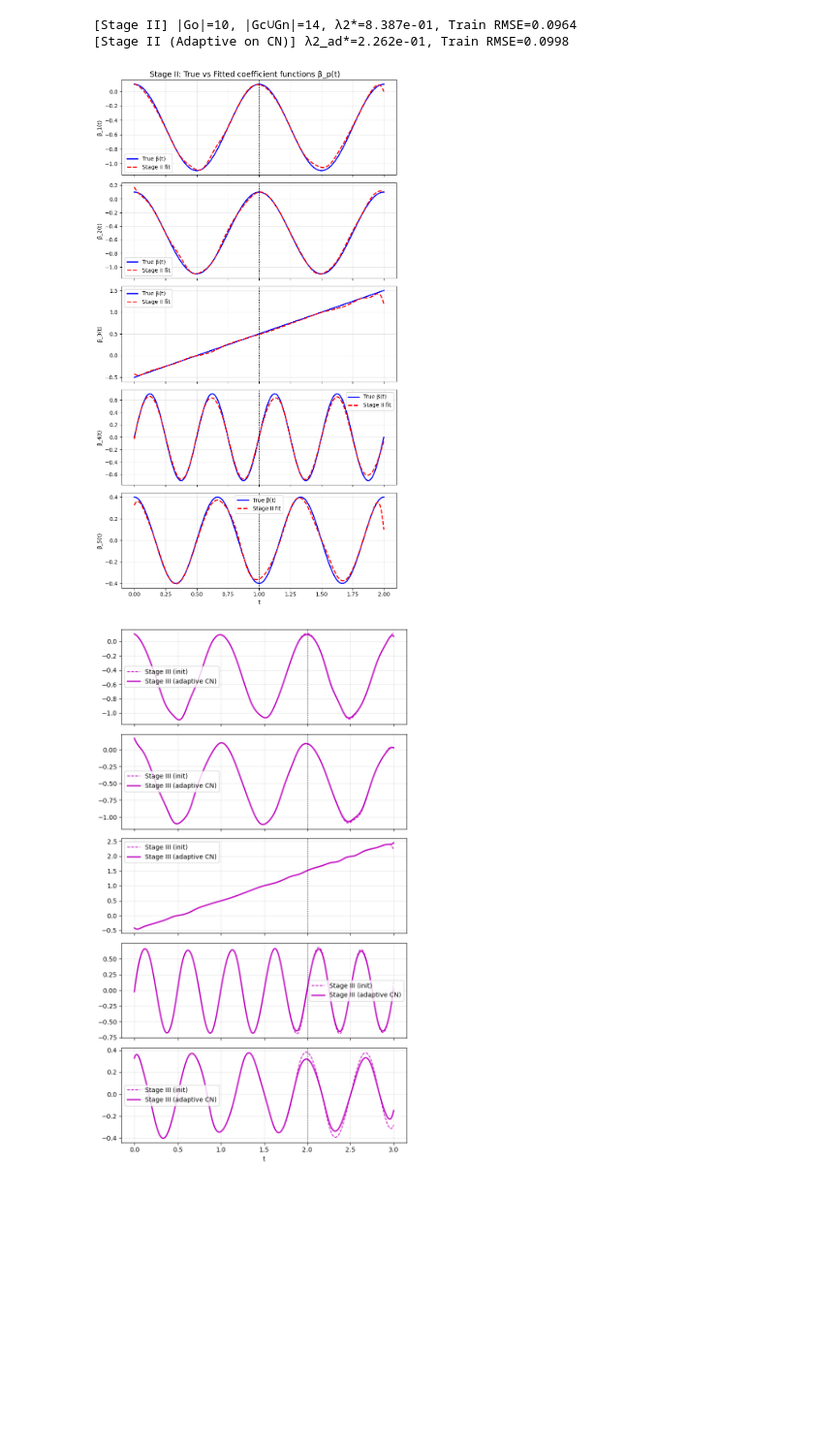
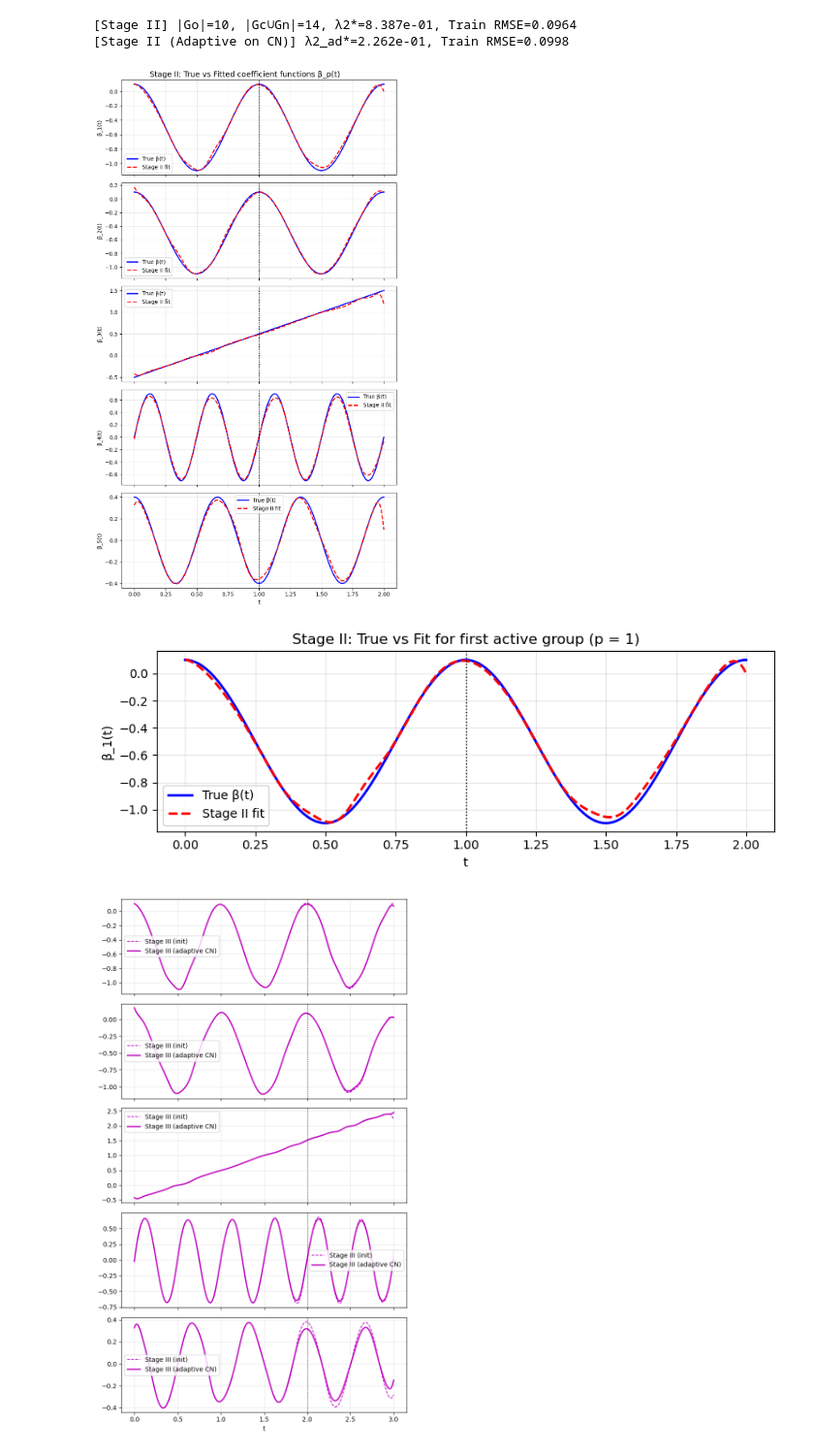
Before and after one commit to nidhogghs/spline, a Jupyter notebook: ED_spline.ipynb, the cells around one changed output. Shown at 97% size. Cells and saved outputs as stored; diff of their text form; code cells hidden in the pictures; blank space fills up the shorter version.

```diff
--- a/ED_spline.ipynb
+++ b/ED_spline.ipynb
@@ -495,33 +924,48 @@ print(f"[Stage II (Adaptive on CN)] λ2_ad*={lam2_ad:.3e}, Train RMSE={rmse_all_
 # ============================ 阶段 II 拟合 vs 真值 可视化 ============================
 
 # ---------- 准备真值 ----------
 # 重新生成理论真值 β_true(t)，用相同 true_funcs
 funcs = true_funcs()
 t_all_sorted = np.linspace(0, 2, 1000)
 beta_true_all = np.zeros((len(t_all_sorted), P))
 for j, idx in enumerate(signal_idx):
     beta_true_all[:, idx] = funcs[j % len(funcs)](t_all_sorted)
 
 # ---------- 拟合值 ----------
 B_eval = bspline_design_matrix(t_all_sorted, knots2, k)
 betahat2_eval = np.column_stack([B_eval @ coef2[p] for p in range(P)])
 
 # ---------- 可视化 ----------
 r = min(len(signal_idx), 5)
 fig, axs = plt.subplots(r, 1, figsize=(8, 2.2*r+3), sharex=True)
 
 for ax, p in zip(axs, signal_idx[:r]):
     ax.plot(t_all_sorted, beta_true_all[:, p], 'b', lw=2, label='True β(t)')
     ax.plot(t_all_sorted, betahat2_eval[:, p], 'r--', lw=2, label='Stage II fit')
     ax.axvline(1, color='k', ls=':', lw=1)  # 阶段切换点
     ax.set_ylabel(f"β_{p}(t)")
     ax.legend(loc='best'); ax.grid(alpha=0.3)
 
 axs[-1].set_xlabel("t")
 fig.suptitle("Stage II: True vs Fitted coefficient functions β_p(t)", fontsize=14)
 plt.tight_layout(); plt.show()
+# ===================== 单独画 Stage II 的第一个有效组 =====================
+p0 = signal_idx[0]   # 第一个有效组
+
+plt.figure(figsize=(8, 3))
+plt.plot(t_all_sorted, beta_true_all[:, p0], 'b', lw=2, label='True β(t)')
+plt.plot(t_all_sorted, betahat2_eval[:, p0], 'r--', lw=2, label='Stage II fit')
+plt.axvline(1, color='k', ls=':', lw=1)   # 阶段切换点
+plt.xlabel("t")
+plt.ylabel(f"β_{p0}(t)")
+plt.title(f"Stage II: True vs Fit for first active group (p = {p0})")
+plt.grid(alpha=0.3)
+plt.legend()
+plt.tight_layout()
+plt.show()
 # %% [output]
 [figure]
+[figure, added]
 # %%
 # ============================ 阶段 III：从 [0,2] 扩到 [0,3]（延续增量框架 + CN 自适应） ============================
 import numpy as np
```
Also changed, not shown: parts of 2 cells of this notebook, 1 other file.
